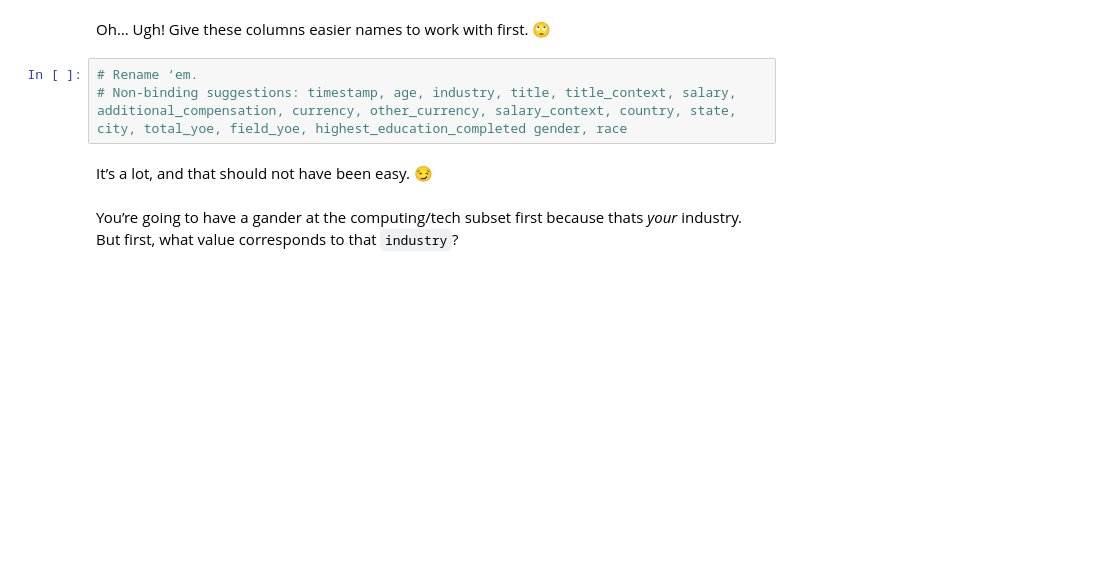
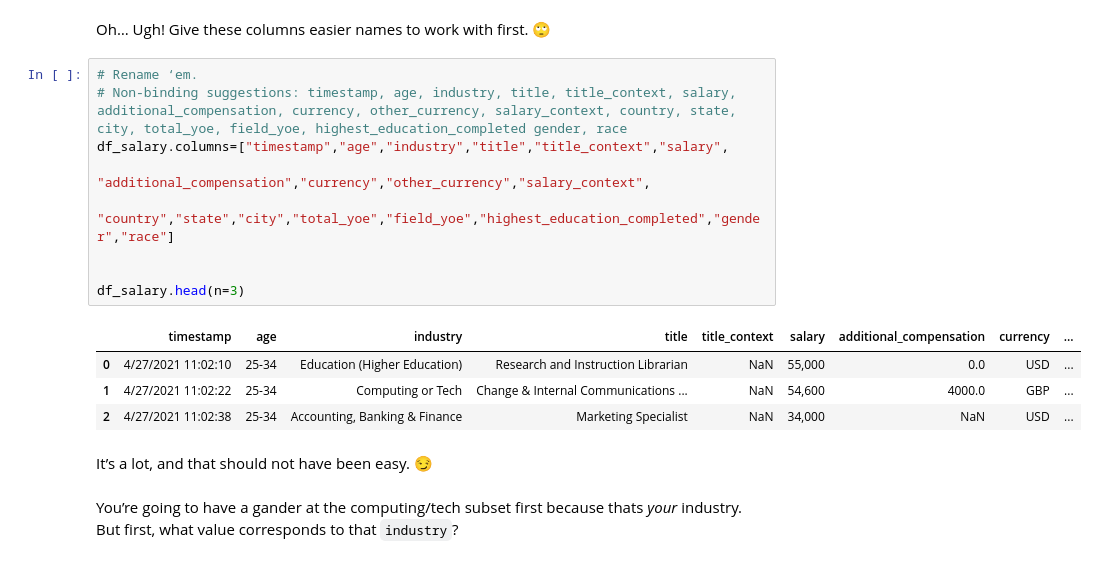
Before and after one commit to tsunar2002/ds-fall-2025-tue, a Jupyter notebook: Week-02-Pandas-Part-2-and-DS-Overview/exercise/fardin-ahmed-exercise-week-02.ipynb, the cells around one changed output. Cells and saved outputs as stored; diff of their text form; blank space fills up the shorter version.

```diff
--- a/Week-02-Pandas-Part-2-and-DS-Overview/exercise/fardin-ahmed-exercise-week-02.ipynb
+++ b/Week-02-Pandas-Part-2-and-DS-Overview/exercise/fardin-ahmed-exercise-week-02.ipynb
@@ -165,6 +188,17 @@ Oh… Ugh! Give these columns easier names to work with first. 🙄
 # %%
 # Rename ‘em.
 # Non-binding suggestions: timestamp, age, industry, title, title_context, salary, additional_compensation, currency, other_currency, salary_context, country, state, city, total_yoe, field_yoe, highest_education_completed	gender, race
+df_salary.columns=["timestamp","age","industry","title","title_context","salary",
+                   "additional_compensation","currency","other_currency","salary_context",
+                   "country","state","city","total_yoe","field_yoe","highest_education_completed","gender","race"]
+
+
+df_salary.head(n=3)
+# %% [output]
+|  | timestamp | age | industry | title | title_context | salary | additional_compensation | currency | ... |
+| 0 | 4/27/2021 11:02:10 | 25-34 | Education (Higher Education) | Research and Instruction Librarian | NaN | 55,000 | 0.0 | USD | ... |
+| 1 | 4/27/2021 11:02:22 | 25-34 | Computing or Tech | Change & Internal Communications ... | NaN | 54,600 | 4000.0 | GBP | ... |
+| 2 | 4/27/2021 11:02:38 | 25-34 | Accounting, Banking & Finance | Marketing Specialist | NaN | 34,000 | NaN | USD | ... |
 # %% [markdown]
 It’s a lot, and that should not have been easy. 😏
 # %% [markdown]
```
Also changed, not shown: parts of 11 cells of this notebook.
